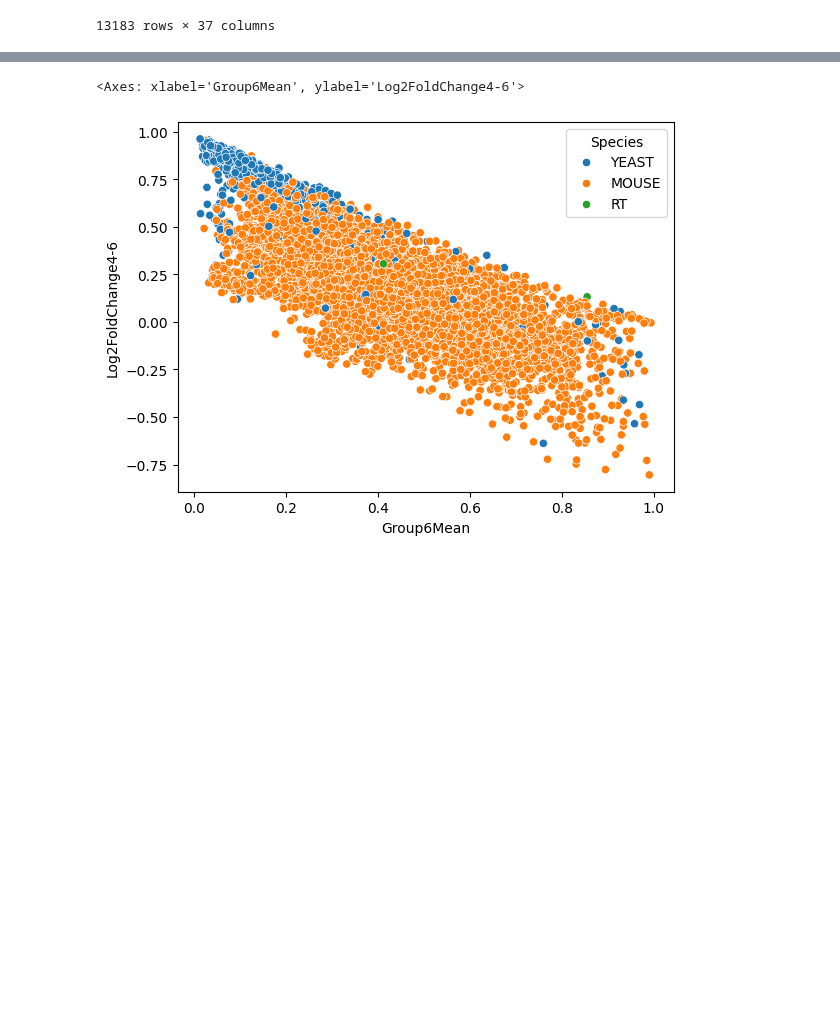
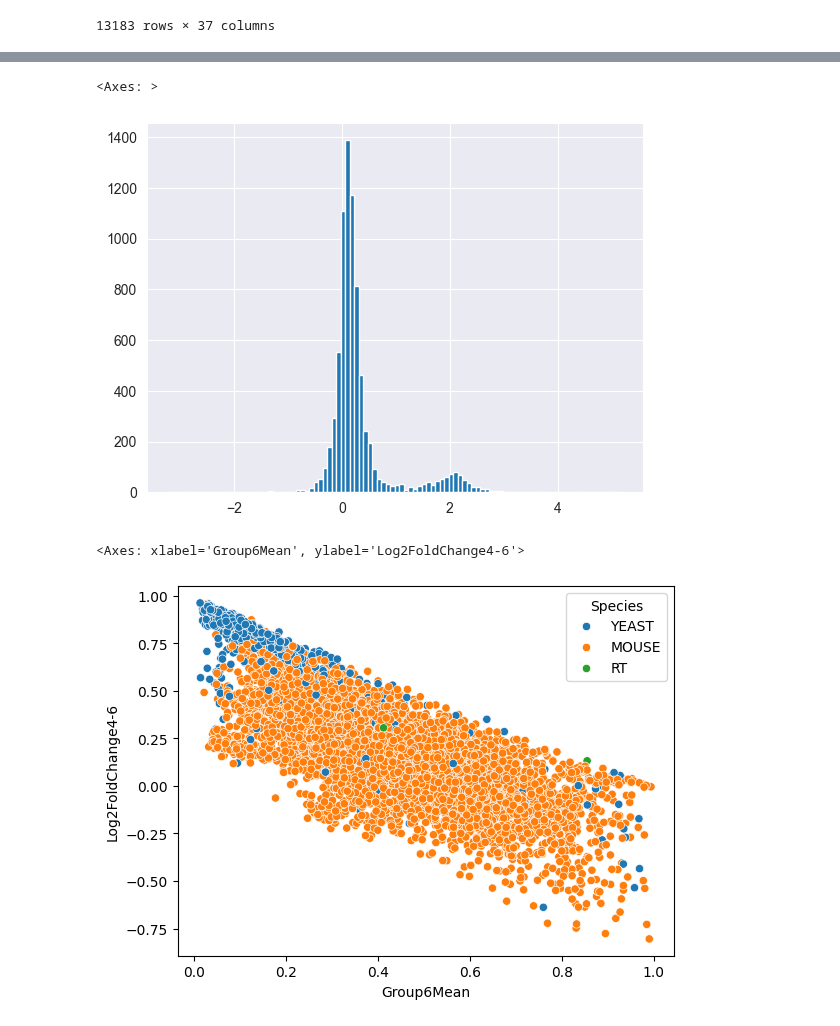
Before and after one commit to InfectionMedicineProteomics/DPKS, a Jupyter notebook: notebooks/differential_expression.ipynb, the cells around one changed output, grey strips where cells are left out. Drawn from its saved outputs; the diff is of its cells as text; code cells hidden in the pictures; blank space fills up the shorter version.

```diff
--- a/notebooks/differential_expression.ipynb
+++ b/notebooks/differential_expression.ipynb
@@ -78,3 +96,8 @@ sns.scatterplot(
+# %%
+compared_data.row_annotations['Log2FoldChange4-6'].hist(bins=100)
+# %% [output]
+<Axes: >
+[figure, added]
 # %%
 compared_data.row_annotations["Species"] = np.where(
     compared_data.row_annotations["Protein"].str.contains("MOUSE"),
```
Also changed, not shown: parts of 6 cells of this notebook, 6 other files.
